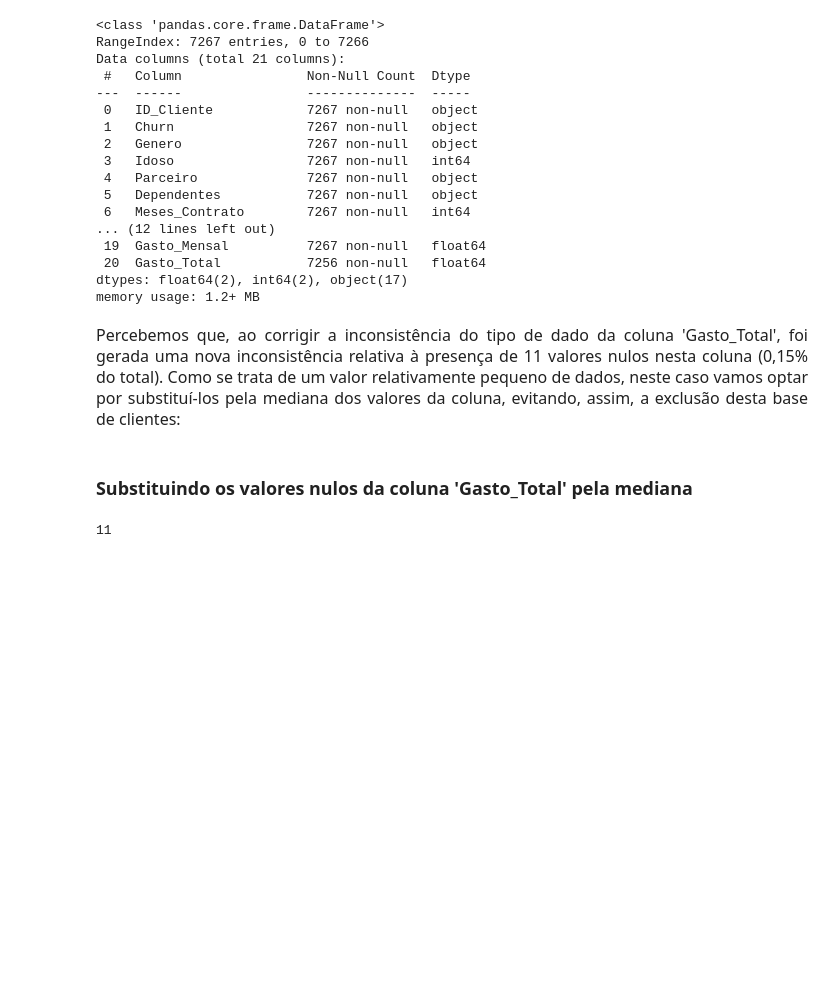
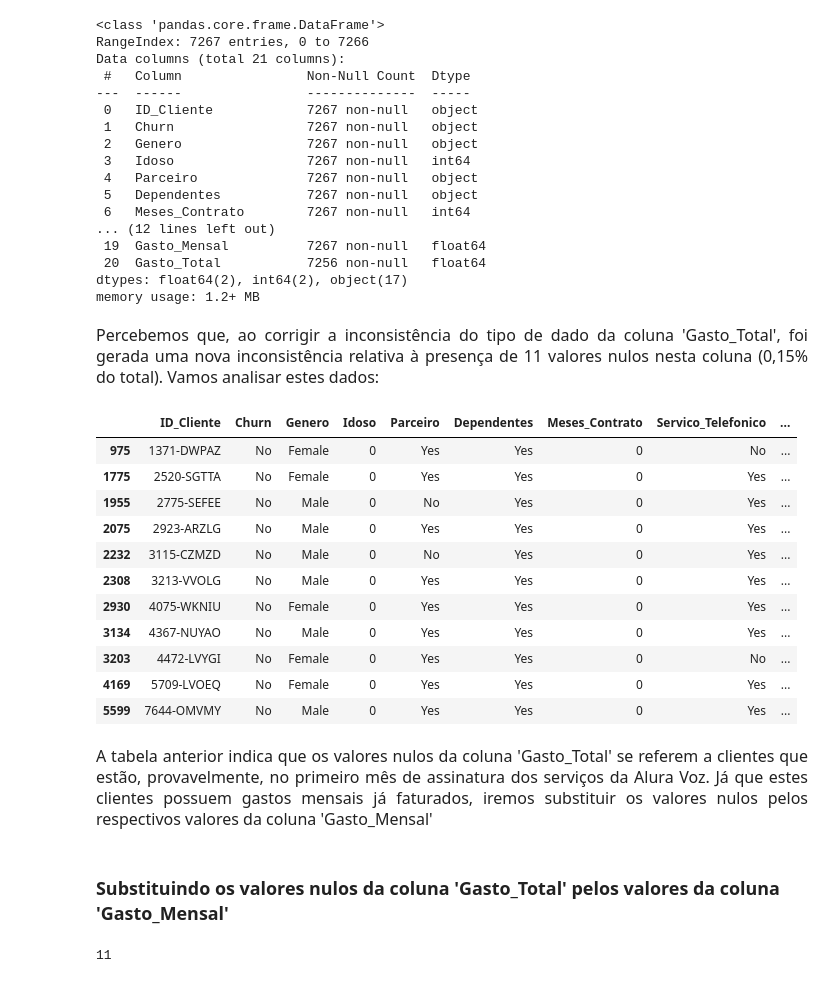
Before and after one commit to FabianoManetti/AluraChallenge, a Jupyter notebook: Alura Challenge - Semana 01.ipynb, the cells around one changed output. Saved outputs shown, nothing was run; the diff lists cells and outputs as text; code cells hidden in the pictures; blank space fills up the shorter version.

```diff
--- a/Alura Challenge - Semana 01.ipynb
+++ b/Alura Challenge - Semana 01.ipynb
@@ -302,9 +302,26 @@ Data columns (total 21 columns):
 dtypes: float64(2), int64(2), object(17)
 memory usage: 1.2+ MB
 # %% [markdown]
-<p style='font-size: 16px; line-height: 2; margin: 10px 50px; text-align: justify;'>Percebemos que, ao corrigir a inconsistência do tipo de dado da coluna 'Gasto_Total', foi gerada uma nova inconsistência relativa à presença de 11 valores nulos nesta coluna (0,15% do total). Como se trata de um valor relativamente pequeno de dados, neste caso vamos optar por substituí-los pela mediana dos valores da coluna, evitando, assim, a exclusão desta base de clientes:</p>
+<p style='font-size: 16px; line-height: 2; margin: 10px 50px; text-align: justify;'>Percebemos que, ao corrigir a inconsistência do tipo de dado da coluna 'Gasto_Total', foi gerada uma nova inconsistência relativa à presença de 11 valores nulos nesta coluna (0,15% do total). Vamos analisar estes dados:</p>
+# %%
+dataframe.loc[dataframe_final['Gasto_Total'].isnull()]
+# %% [output]
+|  | ID_Cliente | Churn | Genero | Idoso | Parceiro | Dependentes | Meses_Contrato | Servico_Telefonico | ... |
+| 975 | 1371-DWPAZ | No | Female | 0 | Yes | Yes | 0 | No | ... |
+| 1775 | 2520-SGTTA | No | Female | 0 | Yes | Yes | 0 | Yes | ... |
+| 1955 | 2775-SEFEE | No | Male | 0 | No | Yes | 0 | Yes | ... |
+| 2075 | 2923-ARZLG | No | Male | 0 | Yes | Yes | 0 | Yes | ... |
+| 2232 | 3115-CZMZD | No | Male | 0 | No | Yes | 0 | Yes | ... |
+| 2308 | 3213-VVOLG | No | Male | 0 | Yes | Yes | 0 | Yes | ... |
+| 2930 | 4075-WKNIU | No | Female | 0 | Yes | Yes | 0 | Yes | ... |
+| 3134 | 4367-NUYAO | No | Male | 0 | Yes | Yes | 0 | Yes | ... |
+| 3203 | 4472-LVYGI | No | Female | 0 | Yes | Yes | 0 | No | ... |
+| 4169 | 5709-LVOEQ | No | Female | 0 | Yes | Yes | 0 | Yes | ... |
+| 5599 | 7644-OMVMY | No | Male | 0 | Yes | Yes | 0 | Yes | ... |
+# %% [markdown]
+<p style='font-size: 16px; line-height: 2; margin: 10px 50px; text-align: justify;'>A tabela anterior indica que os valores nulos da coluna 'Gasto_Total' se referem a clientes que estão, provavelmente, no primeiro mês de assinatura dos serviços da Alura Voz. Já que estes clientes possuem gastos mensais já faturados, iremos substituir os valores nulos pelos respectivos valores da coluna 'Gasto_Mensal'</p>
 # %% [markdown]
-### Substituindo os valores nulos da coluna 'Gasto_Total' pela mediana
+### Substituindo os valores nulos da coluna 'Gasto_Total' pelos valores da coluna 'Gasto_Mensal'
 # %%
 dataframe_final.Gasto_Total.isnull().sum()
 # %% [output]
```
Also changed, not shown: parts of 7 cells of this notebook.
